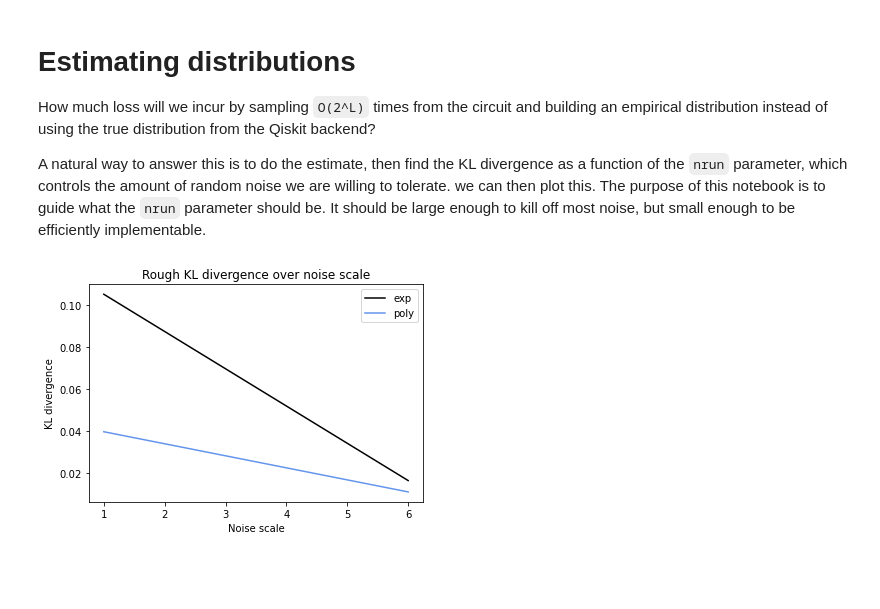
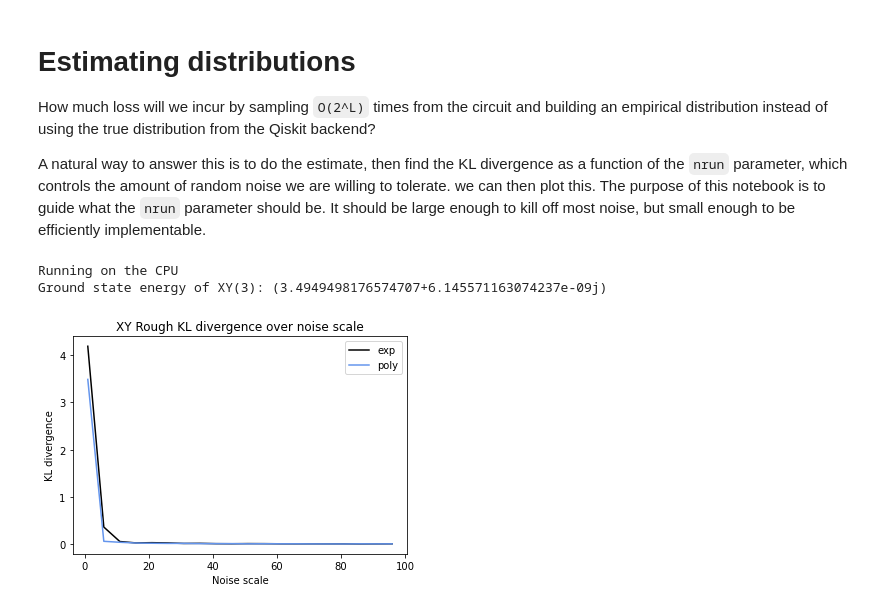
Before and after one commit to jz-lu/symmetry-learning, a Jupyter notebook: Estimation.ipynb, the cells around one changed output. Drawn from its saved outputs; the diff is of its cells as text; code cells hidden in the pictures; blank space fills up the shorter version.

Commit message:
Estimation scheme and noise

```diff
--- a/Estimation.ipynb
+++ b/Estimation.ipynb
@@ -14,36 +14,58 @@ from __loss_funcs import KL
 # %%
 NUM_QUBITS = 3
 RUN_RANGE = (100, 1000, 25) # min, max, step size
+STATE_TYPE = 'XY'
+# %%
+state = None
+if STATE_TYPE == 'GHZ':
+    # Prepare: GHZ State (from: Q-circuit)
+    from GHZ_generator import GHZ_state_circuit
+    state = Statevector.from_int(0, 2**NUM_QUBITS)
+    qc = GHZ_state_circuit(L=NUM_QUBITS)
+    print(qc)
+    state = state.evolve(qc)
+elif STATE_TYPE == 'XY':
+    # Prepare: XY(L) (from: ED)
+    from XY_generator import xy_ground_state
+    state = Statevector(xy_ground_state(NUM_QUBITS).numpy())
+elif STATE_TYPE == 'Cluster':
+    # Prepare cluster(L) (from: Q-circuit)
+    from cluster_generator import cluster_state_circuit
+    state = Statevector.from_int(0, 2**(NUM_QUBITS**2))
+    qc = cluster_state_circuit(NUM_QUBITS)
+    print(qc)
+    state = state.evolve(qc)
+else:
+    raise TypeError("Invalid state type specified.")
+# %% [output]
+Running on the CPU
+Ground state energy of XY(3): (3.4949498176574707+6.145571163074237e-09j)
 # %%
 def retrieve_dists(L, nrun, poly=None):
     """Returns the true distribution and the estimate"""
-    state = Statevector.from_int(0, 2**L)
-    qc = GHZ_state_circuit(L=L)
-    state = state.evolve(qc)
-
     units = 2**L if poly is None else L**poly
     estimate = np.zeros(2**L)
-    for i in range(nrun * units):
+    for _ in range(nrun * units):
         estimate[qubit_retraction(state.measure()[0])] += 1
     estimate /= nrun * units
     return state.probabilities(), estimate
 # %%
 nruns = list(range(1, 100, 5))
 exploss = np.ones_like(nruns, dtype=float)
 polyloss = np.ones_like(nruns, dtype=float)
 for i, nrun in enumerate(nruns):
     exploss[i] = np.mean([KL(*retrieve_dists(NUM_QUBITS, nrun)) for _ in range(10)])
     polyloss[i] = np.mean([KL(*retrieve_dists(NUM_QUBITS, nrun, poly=2)) for _ in range(10)])
 
 plt.plot(nruns, exploss, label='exp', c='k')
 plt.plot(nruns, polyloss, label='poly', c='cornflowerblue')
 plt.legend()
 plt.xlabel(r"Noise scale")
 plt.ylabel("KL divergence")
-plt.title("Rough KL divergence over noise scale")
+plt.title(f"{STATE_TYPE} Rough KL divergence over noise scale")
 plt.show()
 # %% [output]
-[figure, old version]
+[figure, new version]
 # %%
 nruns = list(range(*RUN_RANGE))
 exploss = np.ones_like(nruns, dtype=float)
```
Also changed, not shown: parts of 1 cell of this notebook, 6 other files.
